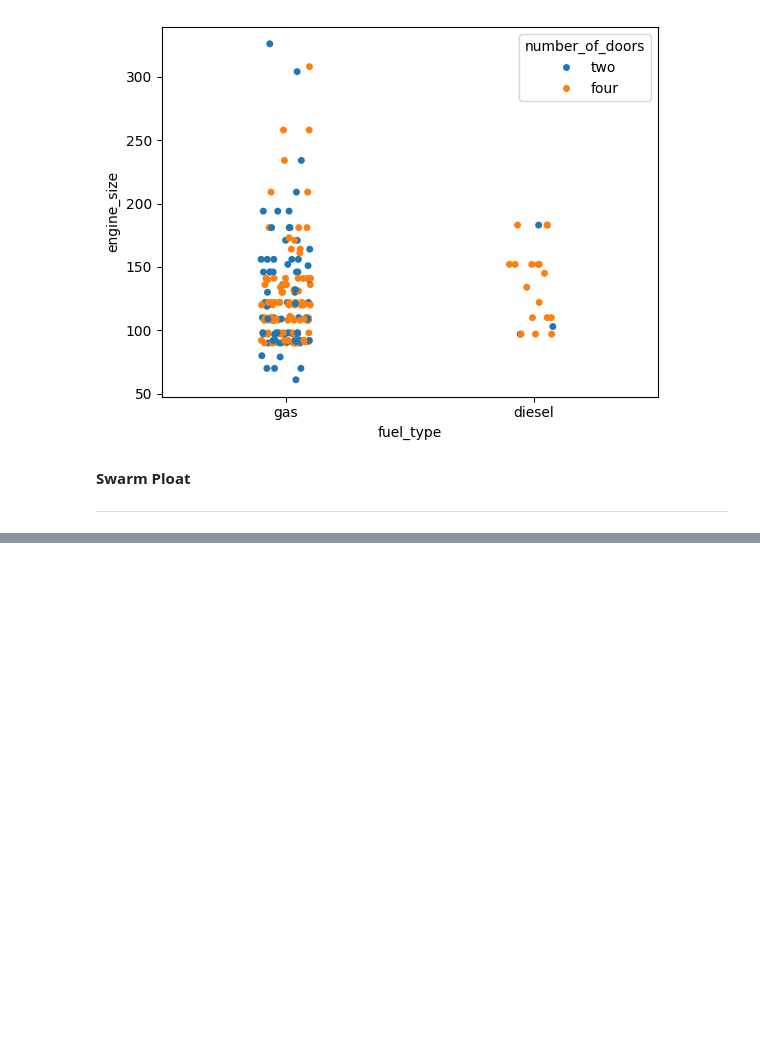
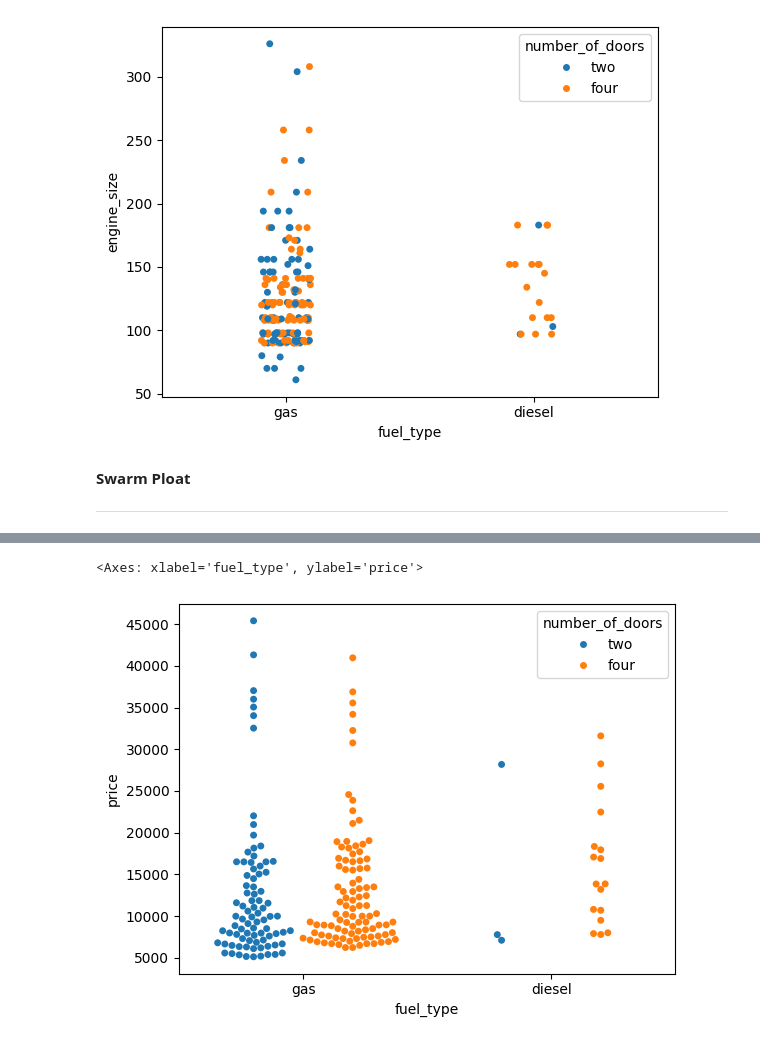
Before and after one commit to sumanthgm/Data_Science_Python, a Jupyter notebook: Practice_dataVisualization.ipynb, the cells around one changed output, grey strips where cells are left out. Drawn from its saved outputs; the diff is of its cells as text; code cells hidden in the pictures; blank space fills up the shorter version.

```diff
--- a/Practice_dataVisualization.ipynb
+++ b/Practice_dataVisualization.ipynb
@@ -422,0 +434,6 @@ sns.stripplot(data=data,x="fuel_type",y="engine_size",hue="number_of_doors")
+# %%
+# setting the two parameters variable using doge
+sns.swarmplot(data=data,x="fuel_type",y="price",hue="number_of_doors",dodge=True)
+# %% [output]
+<Axes: xlabel='fuel_type', ylabel='price'>
+[figure, added]
```
Also changed, not shown: parts of 9 cells of this notebook.
